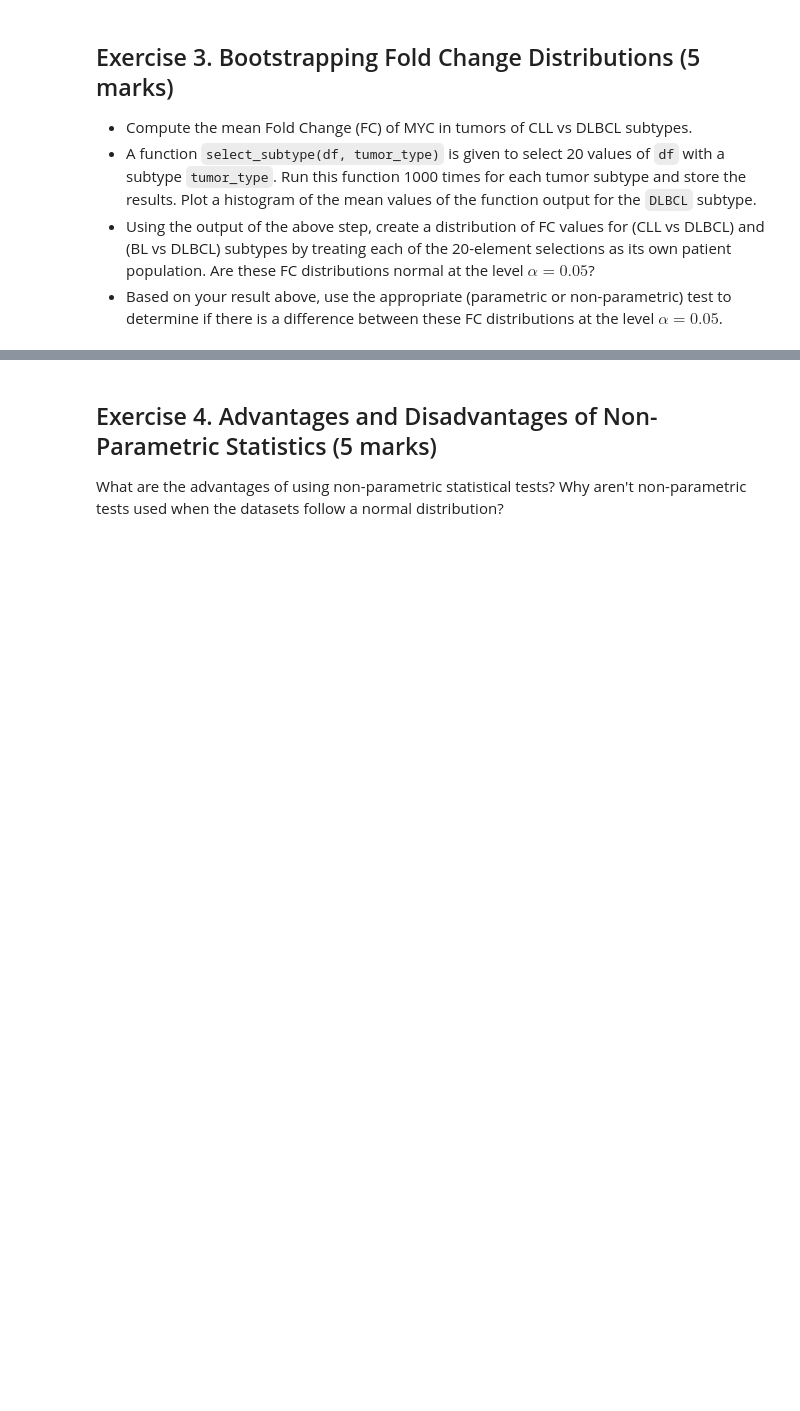
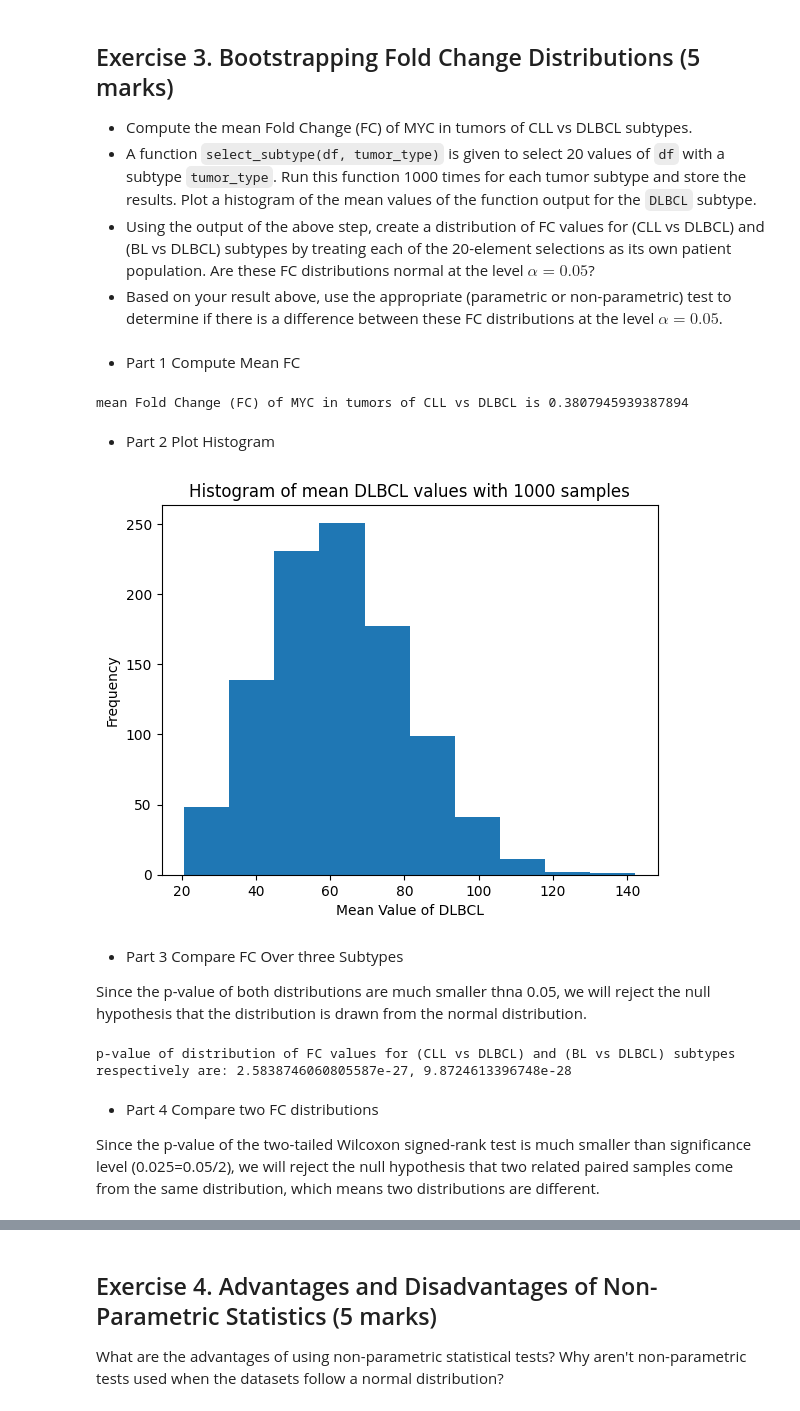
Before and after one commit to mikami520/MBP1201H-Biostats, a Jupyter notebook: Assignment 5/Yuliang_Xiao.1010073901.ipynb, the cells around one changed output, grey strips where cells are left out. Cells and saved outputs as stored; diff of their text form; code cells hidden in the pictures; blank space fills up the shorter version.

```diff
--- a/Assignment 5/Yuliang_Xiao.1010073901.ipynb
+++ b/Assignment 5/Yuliang_Xiao.1010073901.ipynb
@@ -104,9 +139,57 @@ statistic and p-value of Kruskal-Wallis H-test across all four subtypes respecti
 * A function `select_subtype(df, tumor_type)` is given to select 20 values of `df` with a subtype `tumor_type`. Run this function 1000 times for each tumor subtype and store the results. Plot a histogram of the mean values of the function output for the `DLBCL` subtype.
 * Using the output of the above step, create a distribution of FC values for (CLL vs DLBCL) and (BL vs DLBCL) subtypes by treating each of the 20-element selections as its own patient population. Are these FC distributions normal at the level $\alpha=0.05$?
 * Based on your result above, use the appropriate (parametric or non-parametric) test to determine if there is a difference between these FC distributions at the level $\alpha=0.05$.
+# %% [markdown]
+- Part 1 Compute Mean FC
+# %%
+cll = dataset.value[dataset.subtype == 'CLL']
+dlbcl = dataset.value[dataset.subtype == 'DLBCL']
+mean_cll = np.mean(cll)
+mean_dlbcl = np.mean(dlbcl)
+mean_FC = mean_cll / mean_dlbcl
+print(f'mean Fold Change (FC) of MYC in tumors of CLL vs DLBCL is {mean_FC}')
+# %% [output]
+mean Fold Change (FC) of MYC in tumors of CLL vs DLBCL is 0.3807945939387894
+# %% [markdown]
+- Part 2 Plot Histogram
 # %%
 def select_subtype(df, tumor_subtype):
     """
     Function to select 20 values in df with tumor subtype inputted.
     """
     return np.random.choice(df.loc[df.subtype == tumor_subtype].value.to_numpy(), size=20)
+subtypes = dataset.subtype.unique()
+all_types_1000 = {}
+for i in subtypes:
+    all_types_1000[i] = [select_subtype(dataset, i) for j in range(1000)]
+
+mean_dlbcl_1000 = np.mean(all_types_1000['DLBCL'], axis=1)
+_, _, _ = plt.hist(mean_dlbcl_1000)
+plt.xlabel('Mean Value of DLBCL')
+plt.ylabel('Frequency')
+plt.title('Histogram of mean DLBCL values with 1000 samples')
+plt.show()
+# %% [output]
+[figure, added]
+# %% [markdown]
+- Part 3 Compare FC Over three Subtypes
+
+Since the p-value of both distributions are much smaller thna 0.05, we will reject the null hypothesis that the distribution is drawn from the normal distribution.
+# %%
+mean_dlbcl_1000 = np.mean(all_types_1000['DLBCL'], axis=1)
+mean_cll_1000 = np.mean(all_types_1000['CLL'], axis=1)
+mean_fl_1000 = np.mean(all_types_1000['FL'], axis=1)
+mean_bl_1000 = np.mean(all_types_1000['BL'], axis=1)
+
+dist_FC_cll_dlbcl = mean_cll_1000 / mean_dlbcl_1000
+dist_FC_bl_dlbcl = mean_bl_1000 / mean_dlbcl_1000
+
+_, ret_FC_cll_dlbcl_pvalue = shapiro(dist_FC_cll_dlbcl)
+_, ret_FC_bl_dlbcl_pvalue = shapiro(dist_FC_bl_dlbcl)
+print(f'p-value of distribution of FC values for (CLL vs DLBCL) and (BL vs DLBCL) subtypes respectively are: {ret_FC_cll_dlbcl_pvalue}, {ret_FC_bl_dlbcl_pvalue}')
+# %% [output]
+p-value of distribution of FC values for (CLL vs DLBCL) and (BL vs DLBCL) subtypes respectively are: 2.5838746060805587e-27, 9.8724613396748e-28
+# %% [markdown]
+- Part 4 Compare two FC distributions
+
+Since the p-value of the two-tailed Wilcoxon signed-rank test is much smaller than significance level (0.025=0.05/2), we will reject the null hypothesis that two related paired samples come from the same distribution, which means two distributions are different.
```
Also changed, not shown: parts of 10 cells of this notebook.
